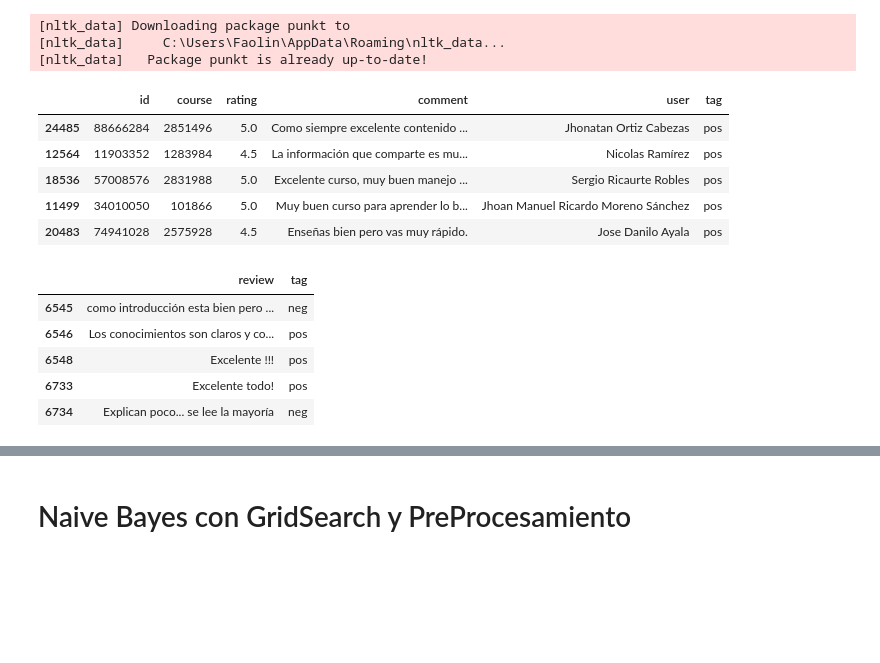
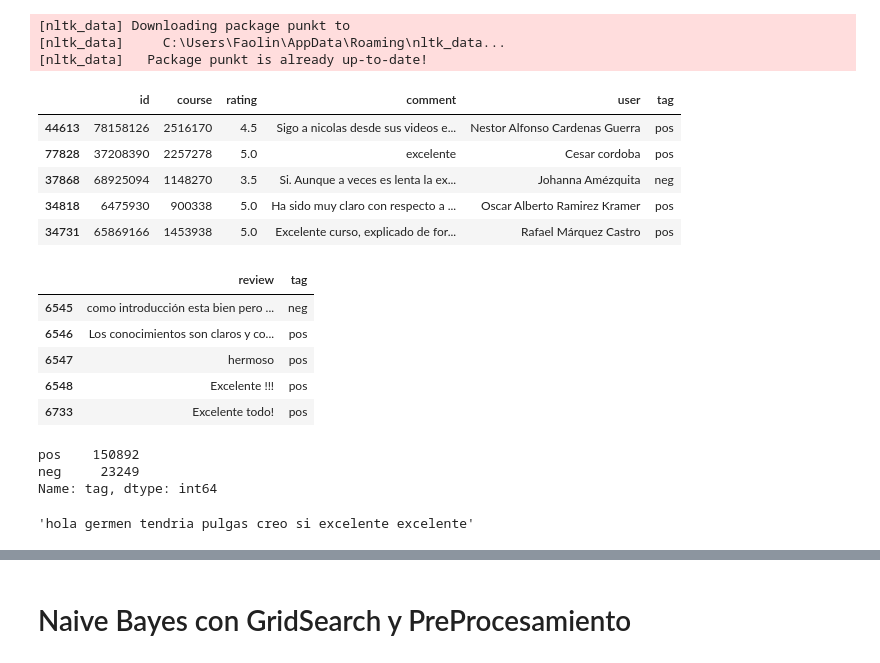
Before and after one commit to luc-ch/TM_udemy_reviews, a Jupyter notebook: TP_2_1_clasificacion.ipynb, the cells around one changed output, grey strips where cells are left out. Drawn from its saved outputs; the diff is of its cells as text; code cells hidden in the pictures; blank space fills up the shorter version.

```diff
--- a/TP_2_1_clasificacion.ipynb
+++ b/TP_2_1_clasificacion.ipynb
@@ -40,21 +40,21 @@ pd.set_option('max_colwidth', None)
 # %%
 import pandas as pd
 df_reviews = pd.read_pickle("udemy_reviews.pkl")
 # Aplica pos/neg
-df_reviews['tag']=df_reviews['rating'].apply(lambda x: 'pos' if x > 4 else 'neg')
+df_reviews['tag']=df_reviews['rating'].apply(lambda x: 'pos' if x >= 4 else 'neg')
 # Filtra los que solamente dicen una palabra (ej. "Excelente!")
 df_reviews = df_reviews[df_reviews['comment'].str.contains("\s")]
 # Filtra los que dicen menos de 12 letras (ej. "Excelente!")
 df_reviews = df_reviews[df_reviews['comment'].str.len() >= 12]
-#df_reviews = df_reviews.sample(2000)
+#df_reviews = df_reviews.sample(10000)
 df_reviews.sample(5)
 # %% [output]
 |  | id | course | rating | comment | user | tag |
-| 24485 | 88666284 | 2851496 | 5.0 | Como siempre excelente contenido ... | Jhonatan Ortiz Cabezas | pos |
-| 12564 | 11903352 | 1283984 | 4.5 | La información que comparte es mu... | Nicolas Ramírez | pos |
-| 18536 | 57008576 | 2831988 | 5.0 | Excelente curso, muy buen manejo ... | Sergio Ricaurte Robles | pos |
-| 11499 | 34010050 | 101866 | 5.0 | Muy buen curso para aprender lo b... | Jhoan Manuel Ricardo Moreno Sánchez | pos |
-| 20483 | 74941028 | 2575928 | 4.5 | Enseñas bien pero vas muy rápido. | Jose Danilo Ayala | pos |
+| 44613 | 78158126 | 2516170 | 4.5 | Sigo a nicolas desde sus videos e... | Nestor Alfonso Cardenas Guerra | pos |
+| 77828 | 37208390 | 2257278 | 5.0 | excelente | Cesar cordoba | pos |
+| 37868 | 68925094 | 1148270 | 3.5 | Si. Aunque a veces es lenta la ex... | Johanna Amézquita | neg |
+| 34818 | 6475930 | 900338 | 5.0 | Ha sido muy claro con respecto a ... | Oscar Alberto Ramirez Kramer | pos |
+| 34731 | 65869166 | 1453938 | 5.0 | Excelente curso, explicado de for... | Rafael Márquez Castro | pos |
 # %%
 df = df_reviews[['comment','tag']].rename(columns={'comment': 'review'})
 df.head(5)
@@ -62,6 +62,6 @@ df.head(5)
 |  | review | tag |
 | 6545 | como introducción esta bien pero ... | neg |
 | 6546 | Los conocimientos son claros y co... | pos |
+| 6547 | hermoso | pos |
 | 6548 | Excelente !!! | pos |
 | 6733 | Excelente todo! | pos |
-| 6734 | Explican poco... se lee la mayoría | neg |
@@ -81,0 +68,6 @@ def tokenizer(text):
+# %%
+df['tag'].value_counts()
+# %% [output]
+pos    150892
+neg     23249
+Name: tag, dtype: int64
@@ -82,3 +139,7 @@ def tokenizer(text):
+# %%
+clean_text('hola soy un gérmen y tendría pulgas. Pero no,creo que no. O si. excelente! excelente')
+# %% [output]
+'hola germen tendria pulgas creo si excelente excelente'
 # %%
 len(X_train_text),len(X_test_text)
 # %% [output]
```
Also changed, not shown: parts of 14 cells of this notebook, 3 other files.
